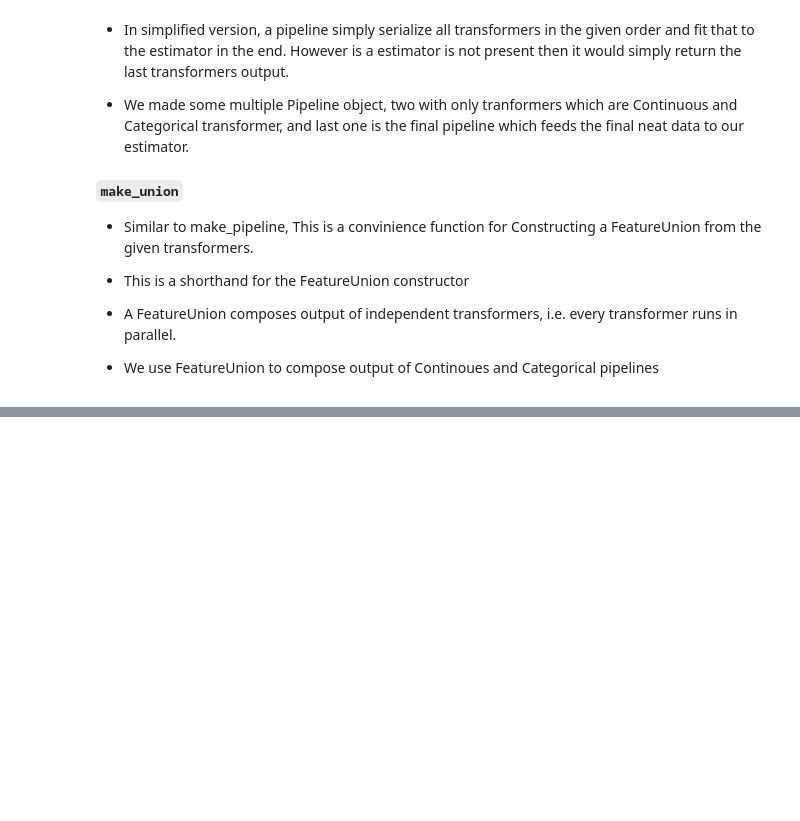
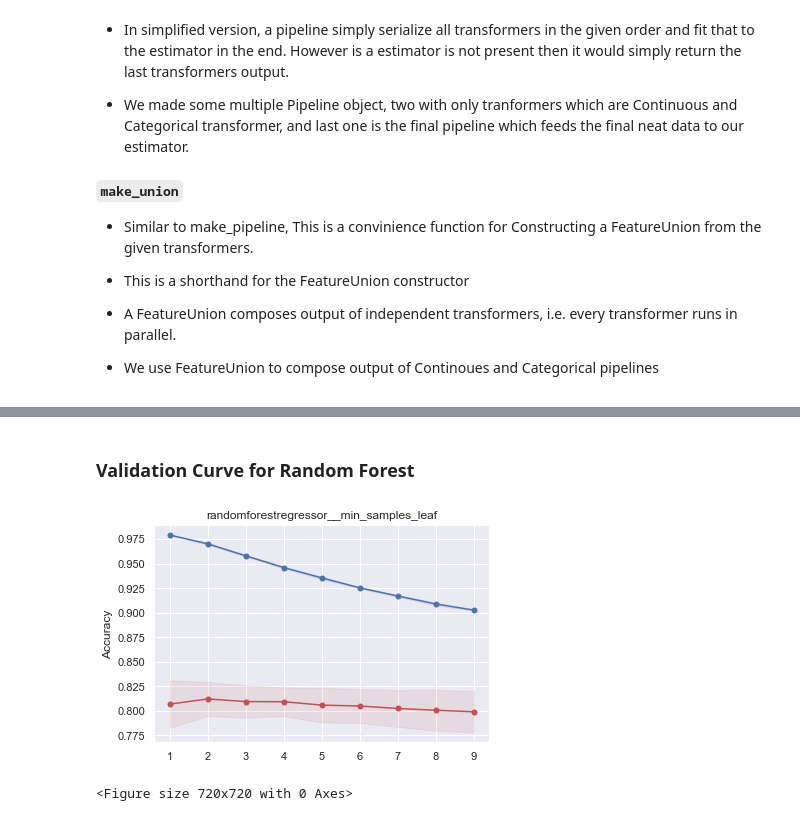
Before and after one commit to i-am-mani/Data-Science-Notebooks, a Jupyter notebook: Developing Pipeline for House Price Prediction .ipynb, the cells around one changed output, grey strips where cells are left out. Cells and saved outputs as stored; diff of their text form; code cells hidden in the pictures; blank space fills up the shorter version.

```diff
--- a/Developing Pipeline for House Price Prediction .ipynb
+++ b/Developing Pipeline for House Price Prediction .ipynb
@@ -326,0 +394,4 @@ final_pipeline.score(X_test,y_test)
+# %%
+_max_accurcy_idx = np.argmax(prune_score)
+_best_ratio = prune_ratio_range[_max_accurcy_idx]
+final_pipeline = make_pipeline(get_feature_union(_best_ratio),base_model)
@@ -326,0 +435,54 @@ final_pipeline.score(X_test,y_test)
+# %% [markdown]
+### Validation Curve for Random Forest
+# %%
+p_name = 'randomforestregressor__min_samples_leaf'
+
+p_range = np.arange(1,10)
+
+
+from matplotlib import pyplot as plt
+
+def plot_validation_curve(estimator,p_name,p_range,ax,x,y):
+    """
+        plots validation curve against specified parameters values using validation_curve by sklearn.
+
+        parameters:
+        -----------
+        estimator(Estimator) - sklearn estimator instance which has fit, predict and score methods
+        param_name(str) -  estimator parameter name
+        param_range(list of values) - estimator parameter range
+        ax - matplotlib's axes
+        x(DataFrame or numpy array) - training data
+        y(DataFrame or numpy array) - correct outputs
+    """
+    train_scores,test_scores = validation_curve(
+                                    estimator,
+                                    X = x, y = y,
+                                    param_name = p_name,
+                                    param_range = p_range,cv=3,n_jobs=-1)
+    train_mean = np.mean(train_scores, axis=1)
+    train_std = np.std(train_scores, axis=1)
+    test_mean = np.mean(test_scores, axis=1)
+    test_std = np.std(test_scores, axis=1)
+    plt.figure(figsize=(10,10))
+
+    ax.plot(p_range,train_mean,color='b',marker='o',markersize=5)
+    ax.fill_between(p_range,
+                     train_mean+train_std,
+                     train_mean-train_std,
+                     color='b',alpha=0.1)
+
+
+    ax.plot(p_range,test_mean,color='r',marker='o',markersize=5)
+    ax.fill_between(p_range,
+                     test_mean+test_std,
+                     test_mean-test_std,
+                     color='r',alpha=0.1)
+
+    ax.set_title(p_name)
+    ax.set_ylabel("Accuracy")
+
+plot_validation_curve(final_pipeline,p_name,p_range,plt.gca(),train_data,output_y)
+# %% [output]
+[figure, added]
+<Figure size 720x720 with 0 Axes>
```
Also changed, not shown: parts of 10 cells of this notebook.
